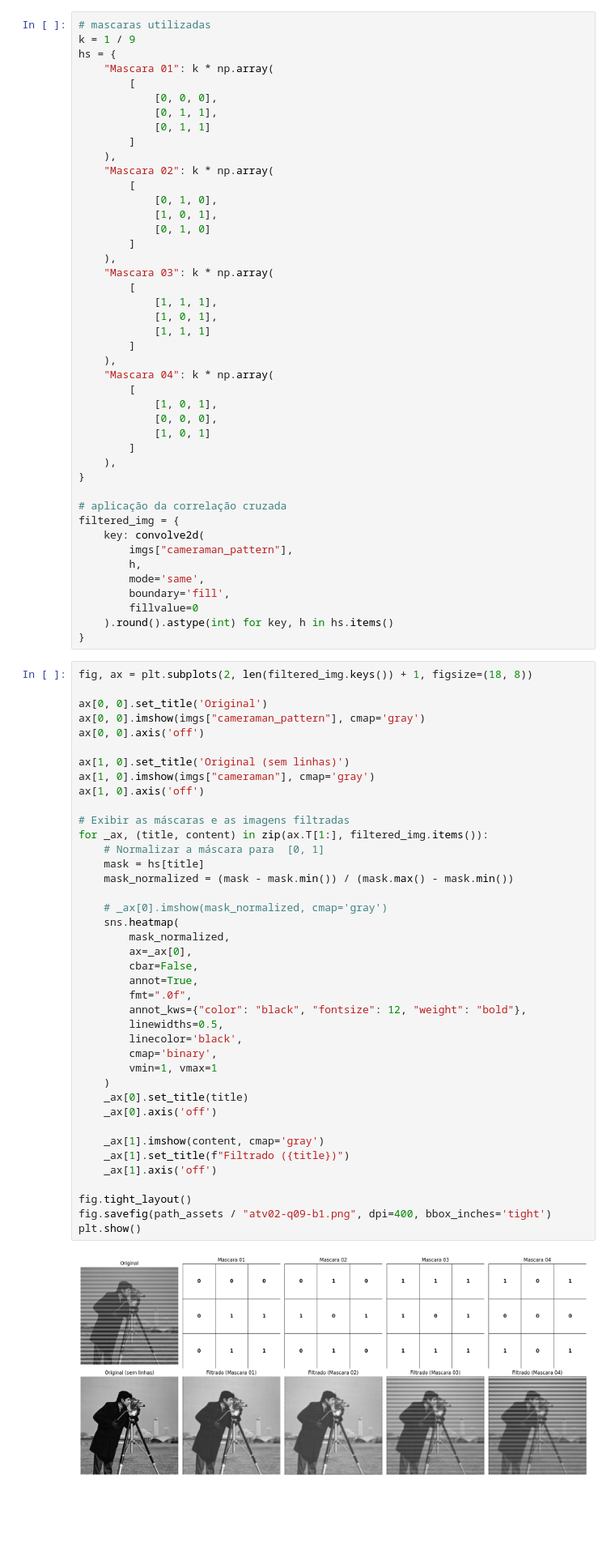
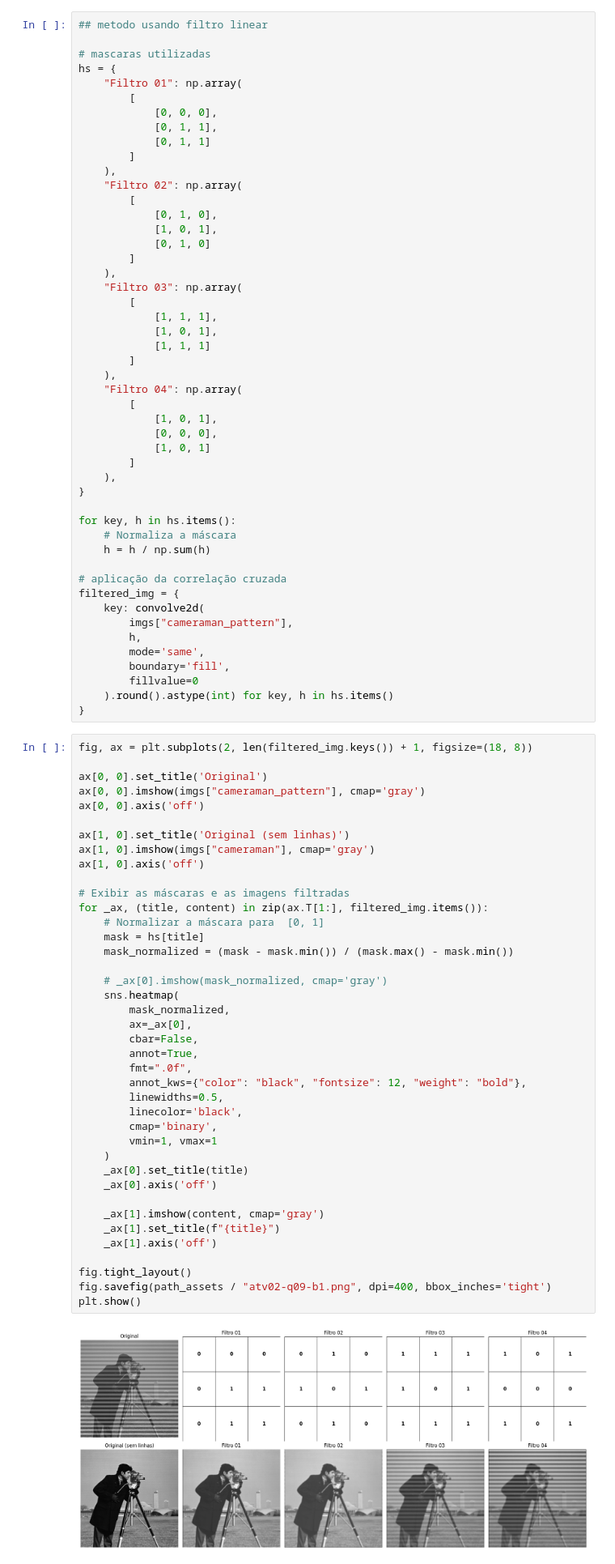
Before and after one commit to Manuelfjr/pdi, a Jupyter notebook: notebooks/03_atv02_code_q09.ipynb, the cells around one changed output. Shown at 81% size. Saved outputs shown, nothing was run; the diff lists cells and outputs as text; blank space fills up the shorter version.

```diff
--- a/notebooks/03_atv02_code_q09.ipynb
+++ b/notebooks/03_atv02_code_q09.ipynb
@@ -137,29 +135,30 @@ Vamos aplicar um filtro box considerando uma vizinhança 2x2, 3x3 e 4x4 para ava
 # %%
+## metodo usando filtro linear
+
 # mascaras utilizadas
-k = 1 / 9
 hs = {
-    "Mascara 01": k * np.array(
+    "Filtro 01": np.array(
         [
             [0, 0, 0],
             [0, 1, 1],
             [0, 1, 1]
         ]
     ),
-    "Mascara 02": k * np.array(
+    "Filtro 02": np.array(
         [
             [0, 1, 0],
             [1, 0, 1],
             [0, 1, 0]
         ]
     ),
-    "Mascara 03": k * np.array(
+    "Filtro 03": np.array(
         [
             [1, 1, 1],
             [1, 0, 1],
             [1, 1, 1]
         ]
     ),
-    "Mascara 04": k * np.array(
+    "Filtro 04": np.array(
         [
             [1, 0, 1],
             [0, 0, 0],
@@ -167,6 +166,10 @@ hs = {
         ]
     ),
 }
+
+for key, h in hs.items():
+    # Normaliza a máscara
+    h = h / np.sum(h)
 
 # aplicação da correlação cruzada
 filtered_img = {
@@ -191,34 +194,34 @@ ax[1, 0].axis('off')
 
 # Exibir as máscaras e as imagens filtradas
 for _ax, (title, content) in zip(ax.T[1:], filtered_img.items()):
     # Normalizar a máscara para  [0, 1]
     mask = hs[title]
     mask_normalized = (mask - mask.min()) / (mask.max() - mask.min())
 
     # _ax[0].imshow(mask_normalized, cmap='gray')
     sns.heatmap(
         mask_normalized,
         ax=_ax[0],
         cbar=False,
         annot=True,
         fmt=".0f",
         annot_kws={"color": "black", "fontsize": 12, "weight": "bold"},
         linewidths=0.5,
         linecolor='black',
         cmap='binary',
         vmin=1, vmax=1
     )
     _ax[0].set_title(title)
     _ax[0].axis('off')
 
     _ax[1].imshow(content, cmap='gray')
-    _ax[1].set_title(f"Filtrado ({title})")
+    _ax[1].set_title(f"{title}")
     _ax[1].axis('off')
 
 fig.tight_layout()
 fig.savefig(path_assets / "atv02-q09-b1.png", dpi=400, bbox_inches='tight')
 plt.show()
 # %% [output]
-[figure, old version]
+[figure, new version]
 # %% [markdown]
 ### Conclusão
```
Also changed, not shown: parts of 2 cells of this notebook, 3 other files.
